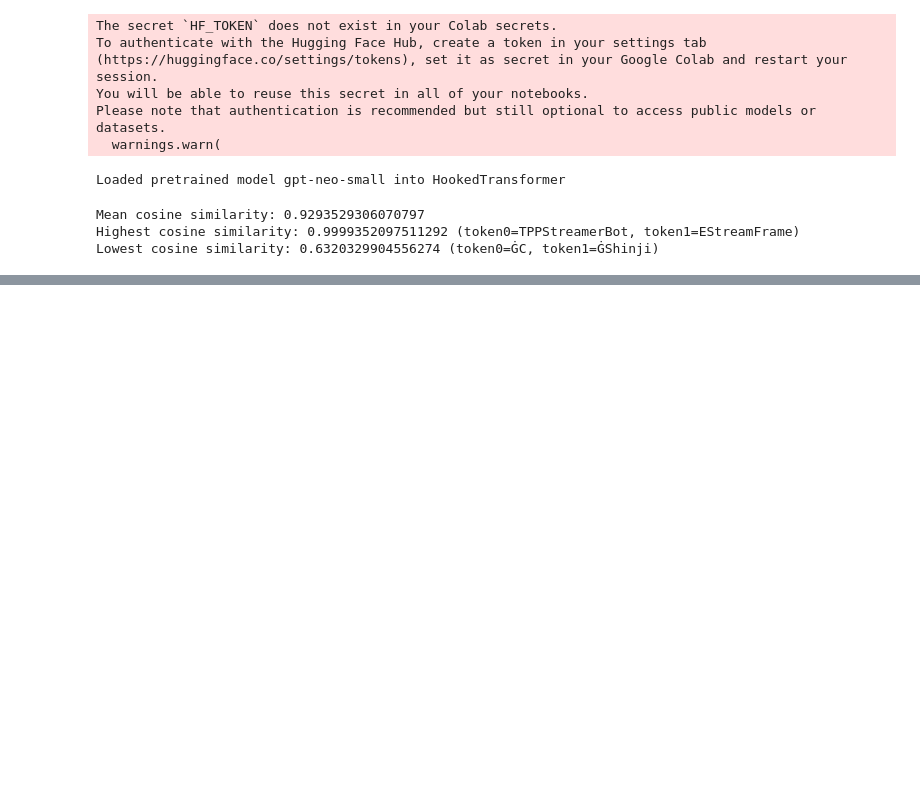
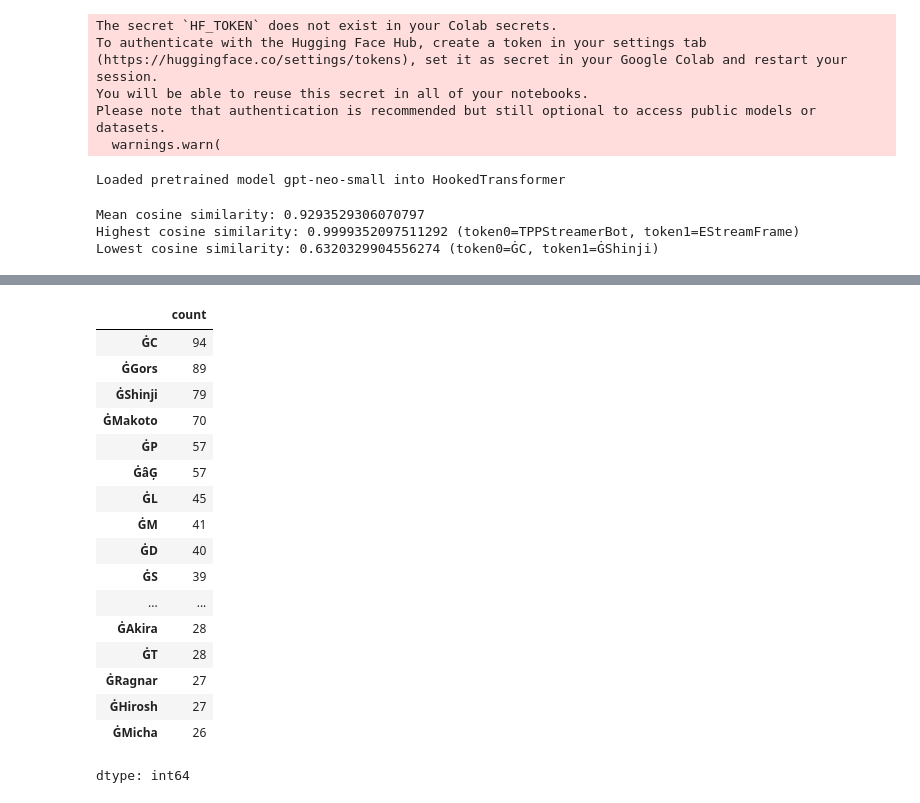
Before and after one commit to gg2001/transformer-circuits, a Jupyter notebook: puzzles/1.ipynb, the cells around one changed output, grey strips where cells are left out. Saved outputs shown, nothing was run; the diff lists cells and outputs as text; code cells hidden in the pictures; blank space fills up the shorter version.

```diff
--- a/puzzles/1.ipynb
+++ b/puzzles/1.ipynb
@@ -164,0 +199,22 @@ bottom_df.head(n=10)
+# %%
+bottom_token_counts = pd.concat([bottom_df['token0_str'], bottom_df['token1_str']]).value_counts()
+bottom_token_counts.head(n=20)
+# %% [output]
+|  | count |
+| ĠC | 94 |
+| ĠGors | 89 |
+| ĠShinji | 79 |
+| ĠMakoto | 70 |
+| ĠP | 57 |
+| ĠâĢ | 57 |
+| ĠL | 45 |
+| ĠM | 41 |
+| ĠD | 40 |
+| ĠS | 39 |
+| ... | ... |
+| ĠAkira | 28 |
+| ĠT | 28 |
+| ĠRagnar | 27 |
+| ĠHirosh | 27 |
+| ĠMicha | 26 |
+dtype: int64
```
Also changed, not shown: parts of 3 cells of this notebook.
